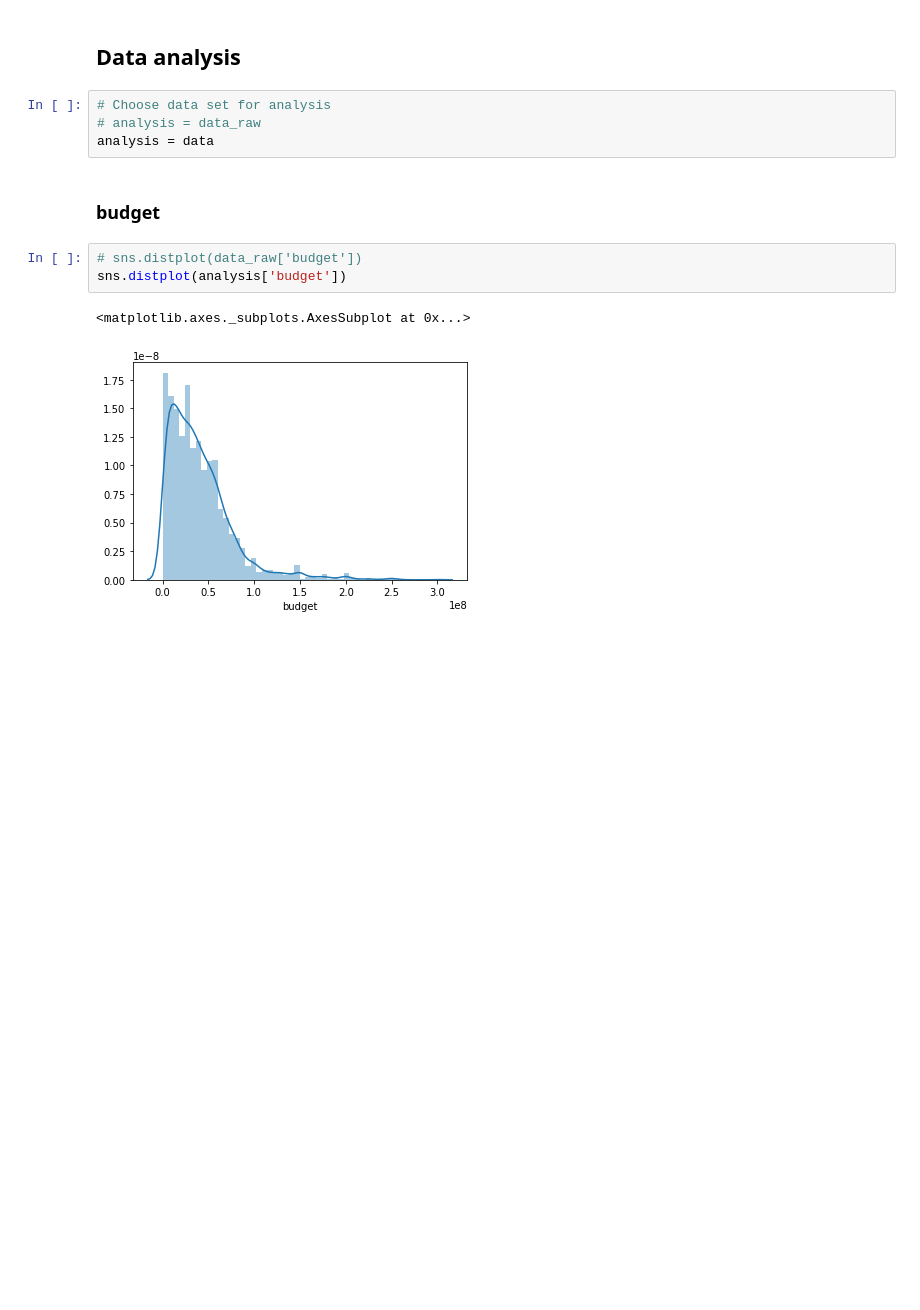
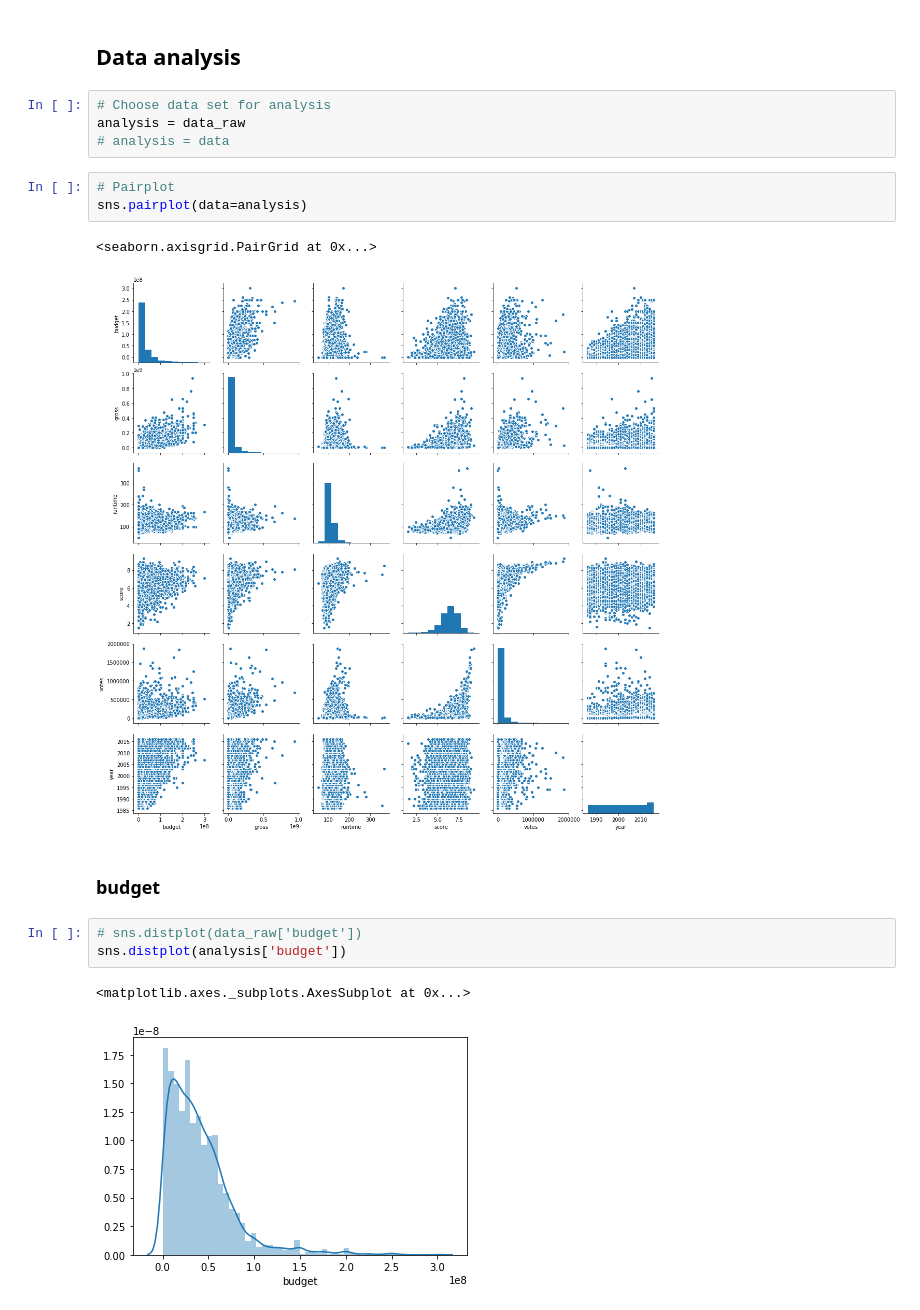
Before and after one commit to szylec/Kaggle, a Jupyter notebook: movies_analysis/analytics.ipynb, the cells around one changed output. Cells and saved outputs as stored; diff of their text form; blank space fills up the shorter version.

```diff
--- a/movies_analysis/analytics.ipynb
+++ b/movies_analysis/analytics.ipynb
@@ -338,8 +392,14 @@ memory usage: 567.1+ KB
 ## Data analysis
 # %%
 # Choose data set for analysis
-# analysis = data_raw
-analysis = data
+analysis = data_raw
+# analysis = data
+# %%
+# Pairplot
+sns.pairplot(data=analysis)
+# %% [output]
+<seaborn.axisgrid.PairGrid at 0x...>
+[figure, added]
 # %% [markdown]
 ### budget
 # %%
```
Also changed, not shown: parts of 11 cells of this notebook.
